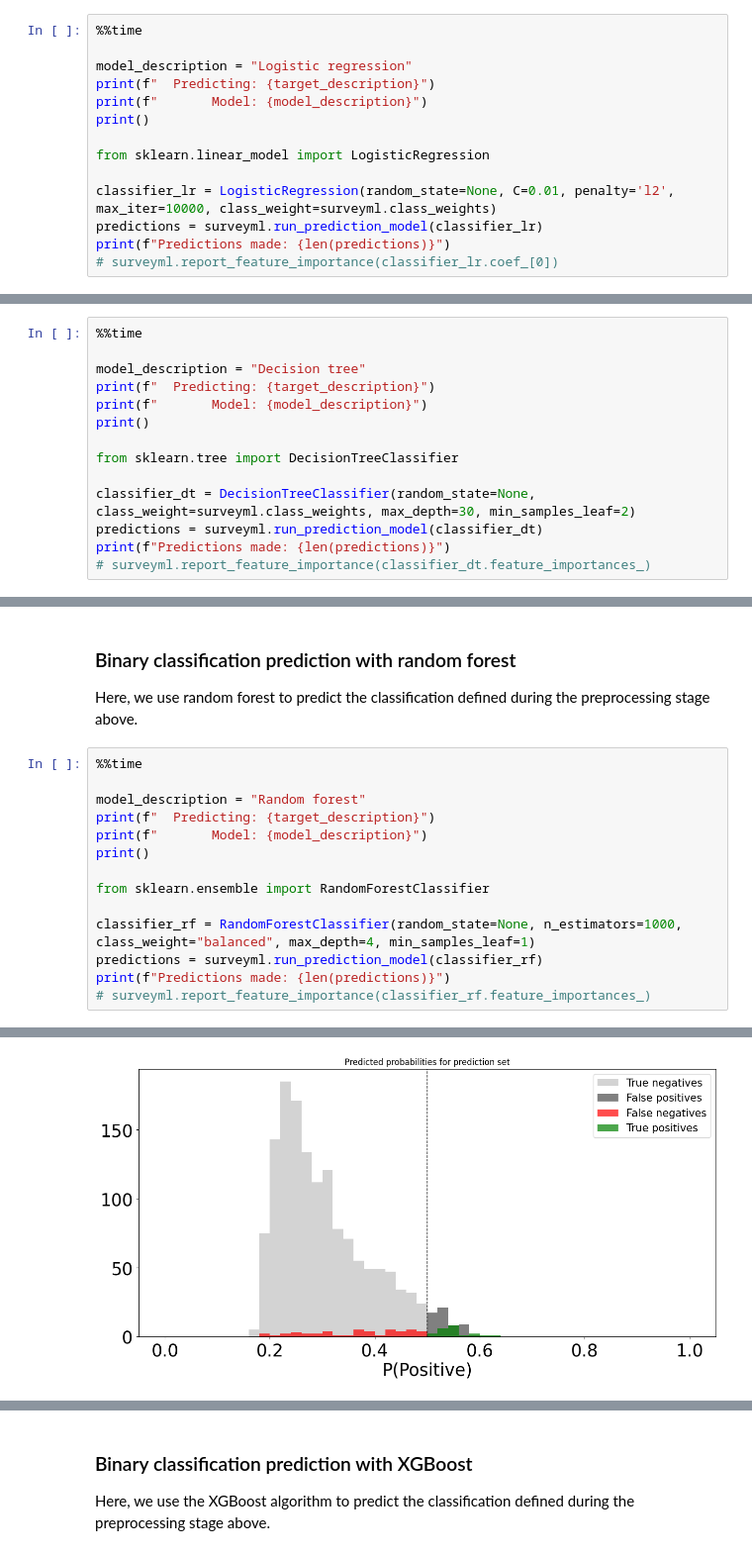
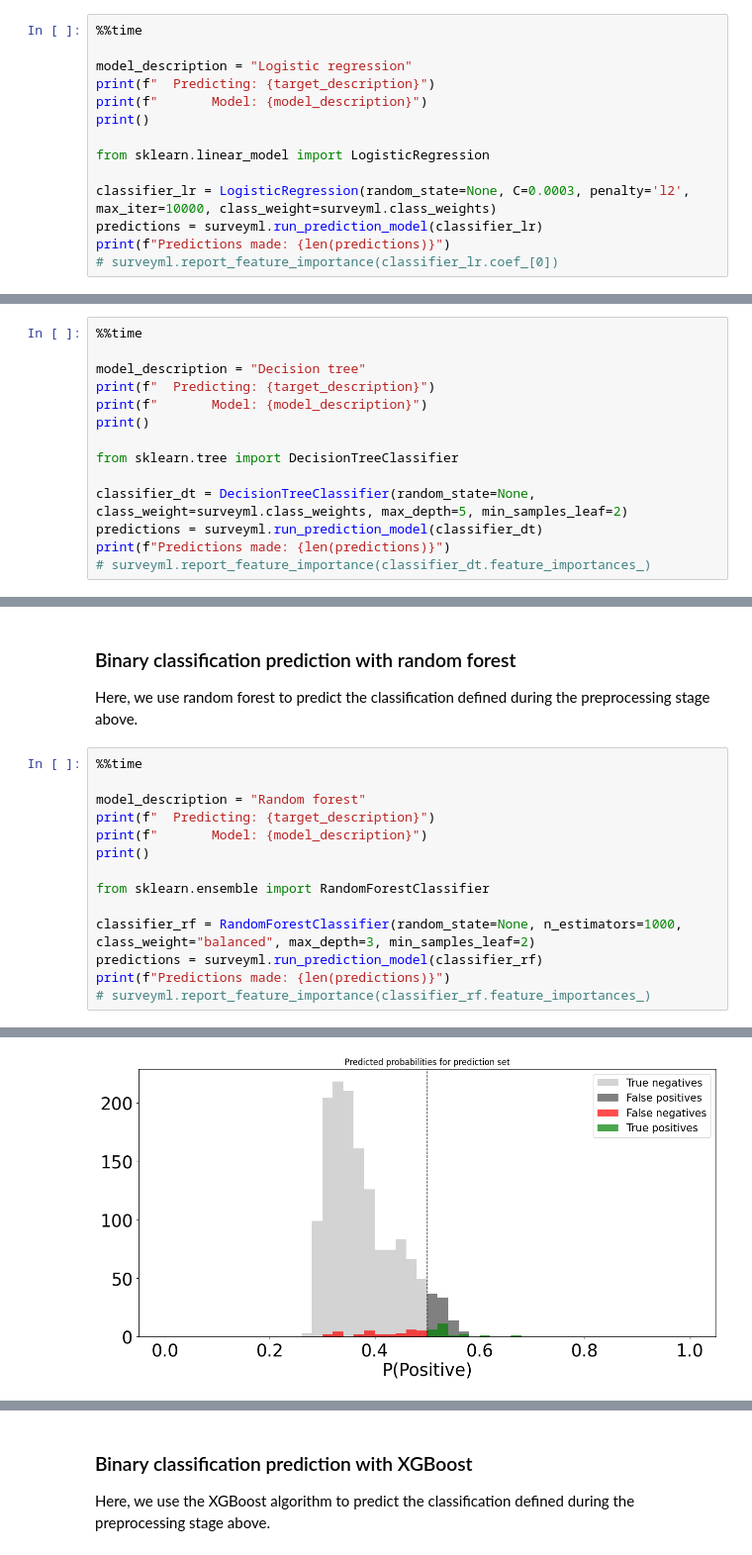
Before and after one commit to higherbar-ai/ml4qc, a Jupyter notebook: src/ml4qc-cati1-example.ipynb, the cells around one changed output, grey strips where cells are left out. Shown at 99% size. Drawn from its saved outputs; the diff is of its cells as text.

```diff
--- a/src/ml4qc-cati1-example.ipynb
+++ b/src/ml4qc-cati1-example.ipynb
@@ -197,7 +201,7 @@ print()
 
 from sklearn.linear_model import LogisticRegression
 
-classifier_lr = LogisticRegression(random_state=None, C=0.01, penalty='l2', max_iter=10000, class_weight=surveyml.class_weights)
+classifier_lr = LogisticRegression(random_state=None, C=0.0003, penalty='l2', max_iter=10000, class_weight=surveyml.class_weights)
 predictions = surveyml.run_prediction_model(classifier_lr)
 print(f"Predictions made: {len(predictions)}")
 # surveyml.report_feature_importance(classifier_lr.coef_[0])
@@ -252,7 +256,7 @@ print()
 
 from sklearn.tree import DecisionTreeClassifier
 
-classifier_dt = DecisionTreeClassifier(random_state=None, class_weight=surveyml.class_weights, max_depth=30, min_samples_leaf=2)
+classifier_dt = DecisionTreeClassifier(random_state=None, class_weight=surveyml.class_weights, max_depth=5, min_samples_leaf=2)
 predictions = surveyml.run_prediction_model(classifier_dt)
 print(f"Predictions made: {len(predictions)}")
 # surveyml.report_feature_importance(classifier_dt.feature_importances_)
@@ -307,7 +311,7 @@ print()
 
 from sklearn.ensemble import RandomForestClassifier
 
-classifier_rf = RandomForestClassifier(random_state=None, n_estimators=1000, class_weight="balanced", max_depth=4, min_samples_leaf=1)
+classifier_rf = RandomForestClassifier(random_state=None, n_estimators=1000, class_weight="balanced", max_depth=3, min_samples_leaf=2)
 predictions = surveyml.run_prediction_model(classifier_rf)
 print(f"Predictions made: {len(predictions)}")
 # surveyml.report_feature_importance(classifier_rf.feature_importances_)
@@ -333 +337 @@ test_roc_auc: 0.8155186168981869 (SD: 0.02955149115801668)
-[figure, old version]
+[figure, new version]
```
Also changed, not shown: parts of 9 cells of this notebook, 15 other files.
